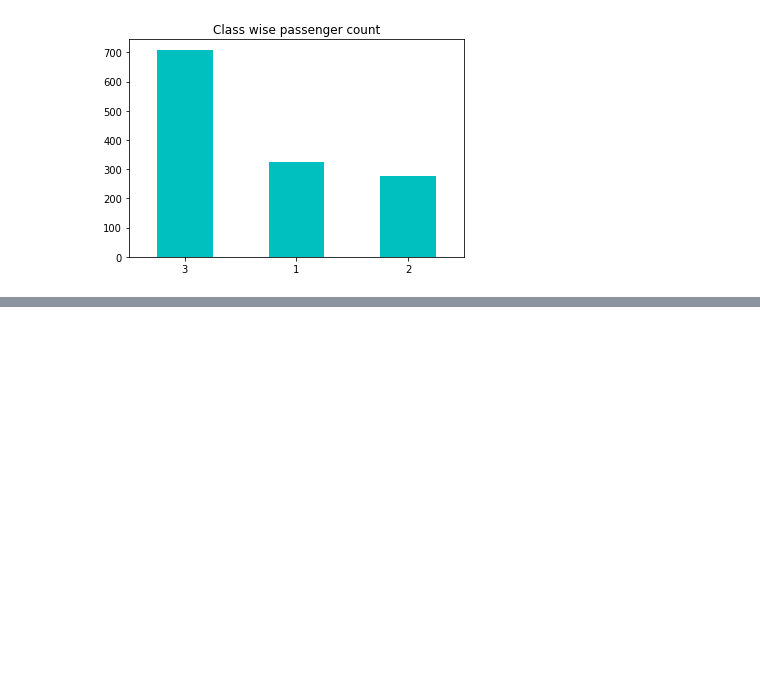
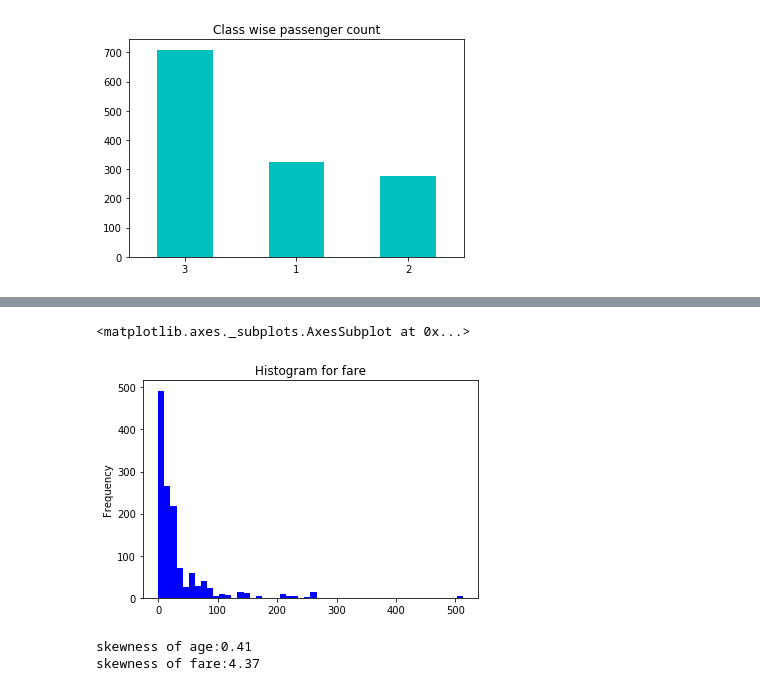
Before and after one commit to blessonj/titanic_project, a Jupyter notebook: notebooks/2.0-bj-exploring-processing-data.ipynb, the cells around one changed output, grey strips where cells are left out. Saved outputs shown, nothing was run; the diff lists cells and outputs as text; code cells hidden in the pictures; blank space fills up the shorter version.

```diff
--- a/notebooks/2.0-bj-exploring-processing-data.ipynb
+++ b/notebooks/2.0-bj-exploring-processing-data.ipynb
@@ -386,0 +417,11 @@ df.Pclass.value_counts().plot(kind='bar',rot=0,title='Class wise passenger count
+# %%
+df.Fare.plot(kind='hist',title='Histogram for fare',color='b',bins=50)
+# %% [output]
+<matplotlib.axes._subplots.AxesSubplot at 0x...>
+[figure, added]
+# %%
+print('skewness of age:{0:.2f}'.format(df.Age.skew()))
+print('skewness of fare:{0:.2f}'.format(df.Fare.skew()))
+# %% [output]
+skewness of age:0.41
+skewness of fare:4.37
```
Also changed, not shown: parts of 34 cells of this notebook.
